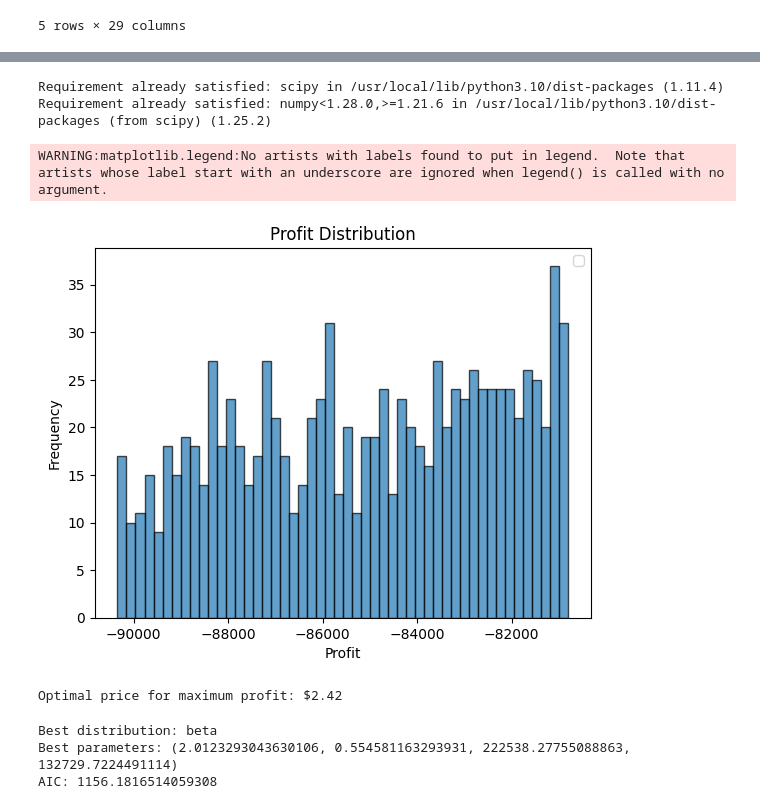
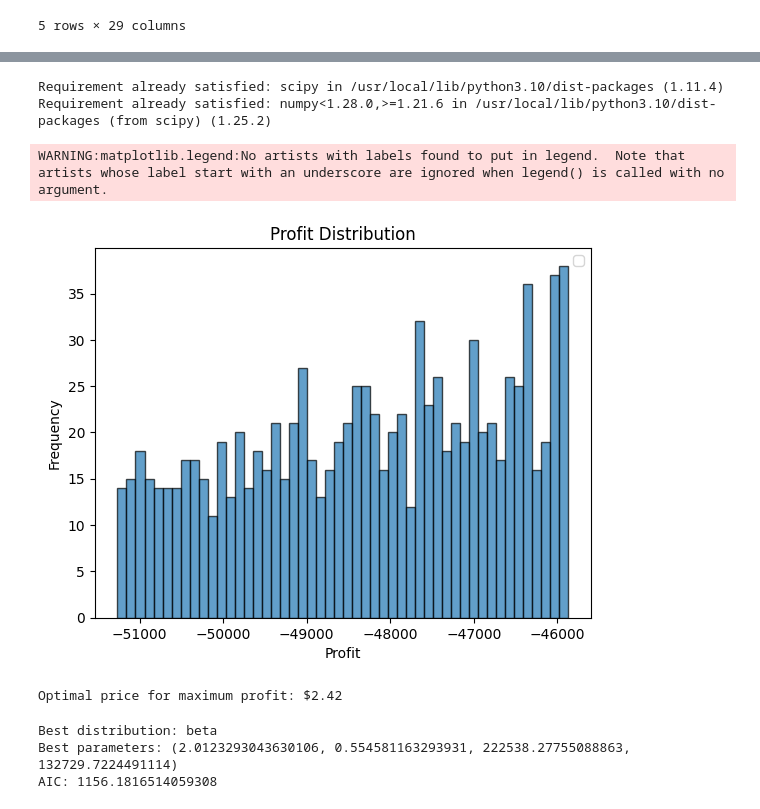
Before and after one commit to MariamAmmar/6644_Final_Project, a Jupyter notebook: Midwest.ipynb, the cells around one changed output, grey strips where cells are left out. Cells and saved outputs as stored; diff of their text form; code cells hidden in the pictures.

```diff
--- a/Midwest.ipynb
+++ b/Midwest.ipynb
@@ -452,35 +452,35 @@ n_iterations = 1000
 total_demand = np.random.beta(weekly_units_sold.mean(), weekly_units_sold.std(), n_iterations)
 total_cost = np.random.weibull(weekly_total_cost.mean(), n_iterations) * weekly_total_cost.std()
 attached_sales = np.random.triangular(avg_attached_sales.min(), avg_attached_sales.min(), avg_attached_sales.max(), n_iterations)
 
 
 
 # Generate price using the beta distribution
 price_range = beta.rvs(0.8784523471347614, 1.137010638534656, 2.4214105793450877, 0.28653640205155895, size=n_iterations)
 
 # Calculate profit for each combination of price and demand
 profits = []
 for p in price_range:
-    profit = np.mean((p * (total_demand - total_cost)) + (p * attached_sales))
+    profit = np.mean((p * (total_demand - total_cost)) + ((total_demand * attached_sales)*0.40))
     profits.append(profit)
 
 # Find optimal price that maximizes average profit
 optimal_price = price_range[np.argmax(profits)]
 
 # Optional: Plot profit distribution
 plt.hist(profits, bins=50, edgecolor='black', alpha=0.7)
 plt.xlabel('Profit')
 plt.ylabel('Frequency')
 plt.title('Profit Distribution')
 plt.legend()
 plt.show()
 
 print(f"Optimal price for maximum profit: ${optimal_price:.2f}")
 # %% [output]
 Requirement already satisfied: scipy in /usr/local/lib/python3.10/dist-packages (1.11.4)
 Requirement already satisfied: numpy<1.28.0,>=1.21.6 in /usr/local/lib/python3.10/dist-packages (from scipy) (1.25.2)
 WARNING:matplotlib.legend:No artists with labels found to put in legend.  Note that artists whose label start with an underscore are ignored when legend() is called with no argument.
-[figure, old version]
+[figure, new version]
 Optimal price for maximum profit: $2.42
 # %%
 mw_df = mw_df[mw_df["net_single_unit_cost"] >= 0]
```
Also changed, not shown: parts of 8 cells of this notebook.
